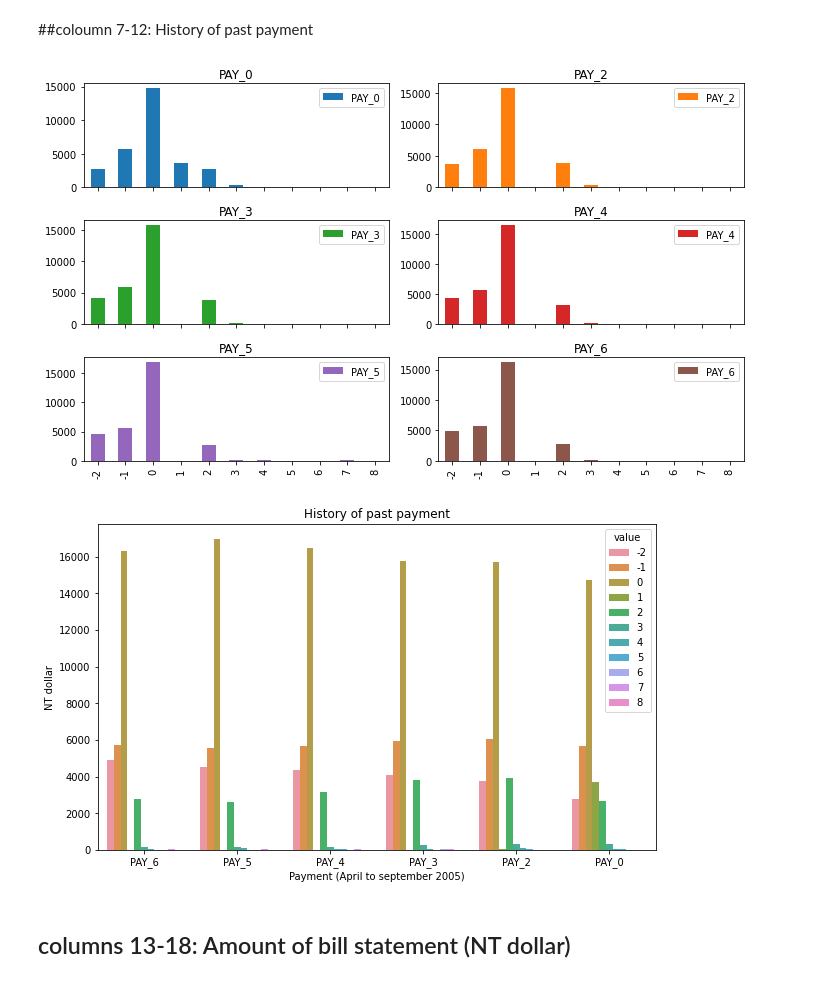
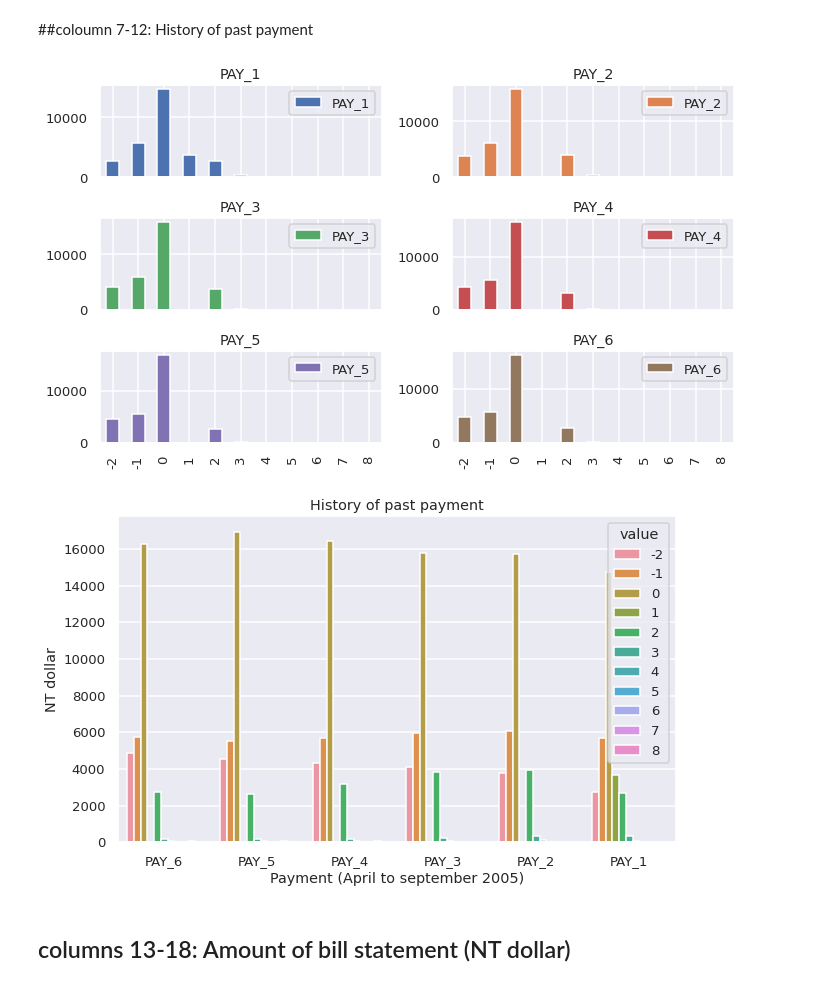
Before and after one commit to Kunaltembhare003/credir-card-default-payment, a Jupyter notebook: Copy_of_Credit_Card_Default_Prediction_Capstone_Project.ipynb, the cells around one changed output. Cells and saved outputs as stored; diff of their text form; code cells hidden in the pictures.

```diff
--- a/Copy_of_Credit_Card_Default_Prediction_Capstone_Project.ipynb
+++ b/Copy_of_Credit_Card_Default_Prediction_Capstone_Project.ipynb
@@ -26,11 +26,17 @@ drive.mount('/content/drive')
 # %% [output]
 Mounted at /content/drive
 # %%
+
+
 import pandas as pd
 import numpy as np
 import matplotlib.pyplot as plt
+plt.style.use('ggplot')
 import seaborn as sns
+import warnings
+warnings.filterwarnings('ignore')
 
+from sklearn.metrics import f1_score
 from sklearn.preprocessing import LabelEncoder
 from sklearn.tree import DecisionTreeClassifier, export_graphviz
 from sklearn import tree
@@ -39,10 +45,17 @@ from graphviz import Source
 from IPython.display import display
 from sklearn.ensemble import RandomForestClassifier
 from sklearn.ensemble import GradientBoostingClassifier
+from xgboost import XGBClassifier
 from sklearn.model_selection import GridSearchCV
 from sklearn.metrics import roc_auc_score, confusion_matrix, accuracy_score, roc_curve
 from sklearn.neighbors import KNeighborsClassifier
 from sklearn.svm import SVC
+
+from sklearn.metrics import precision_recall_curve
+from sklearn.metrics import classification_report
+from sklearn.metrics import precision_score, recall_score
+
+
 #import xlrd
 # %%
 !pip install --upgrade xlrd
@@ -135,0 +151,6 @@ df.describe()
+# %%
+#Value in EDUCATION not define completely. Since 0, 4, 5, 6 all being define as other (or unknown), will be better to group them together and name it 4.
+fill = (df.EDUCATION == 0) | (df.EDUCATION == 5) | (df.EDUCATION == 6)
+df.loc[fill, 'EDUCATION'] = 4
+
+print('EDUCATION ' + str(sorted(df['EDUCATION'].unique())))
@@ -135,0 +159,7 @@ df.describe()
+# %%
+#Column name 'default payment next month' is better to name it 'DEFAULT'. Shorter and without dot that could probably cause error in code.
+#Column name 'PAY_0' would be better to name it 'PAY_1', to make it consistent with 'BILL_AMT1' and 'PAY_AMT1'.
+
+df = df.rename(columns={'default payment next month': 'DEFAULT',
+                        'PAY_0': 'PAY_1'})
+df.head()
@@ -208,15 +324,15 @@ df.iloc[:,6:12].apply(pd.value_counts).plot(kind="bar", subplots=True, layout=(3
 plt.tight_layout()
 plt.show()
 # %% [output]
-[figure, old version]
+[figure, new version]
 # %%
-sns.countplot(x="variable", hue="value", data=pd.melt(df.iloc[:,6:12]), order = ["PAY_6","PAY_5","PAY_4","PAY_3","PAY_2","PAY_0"] )
+sns.countplot(x="variable", hue="value", data=pd.melt(df.iloc[:,6:12]), order = ["PAY_6","PAY_5","PAY_4","PAY_3","PAY_2","PAY_1"] )
 plt.title("History of past payment")
 plt.xlabel("Payment (April to september 2005)")
 plt.ylabel("NT dollar")
 plt.show()
 # %% [output]
-[figure, old version]
+[figure, new version]
 # %% [markdown]
 ## columns 13-18: Amount of bill statement (NT dollar)
 # %%
```
Also changed, not shown: parts of 55 cells of this notebook.
